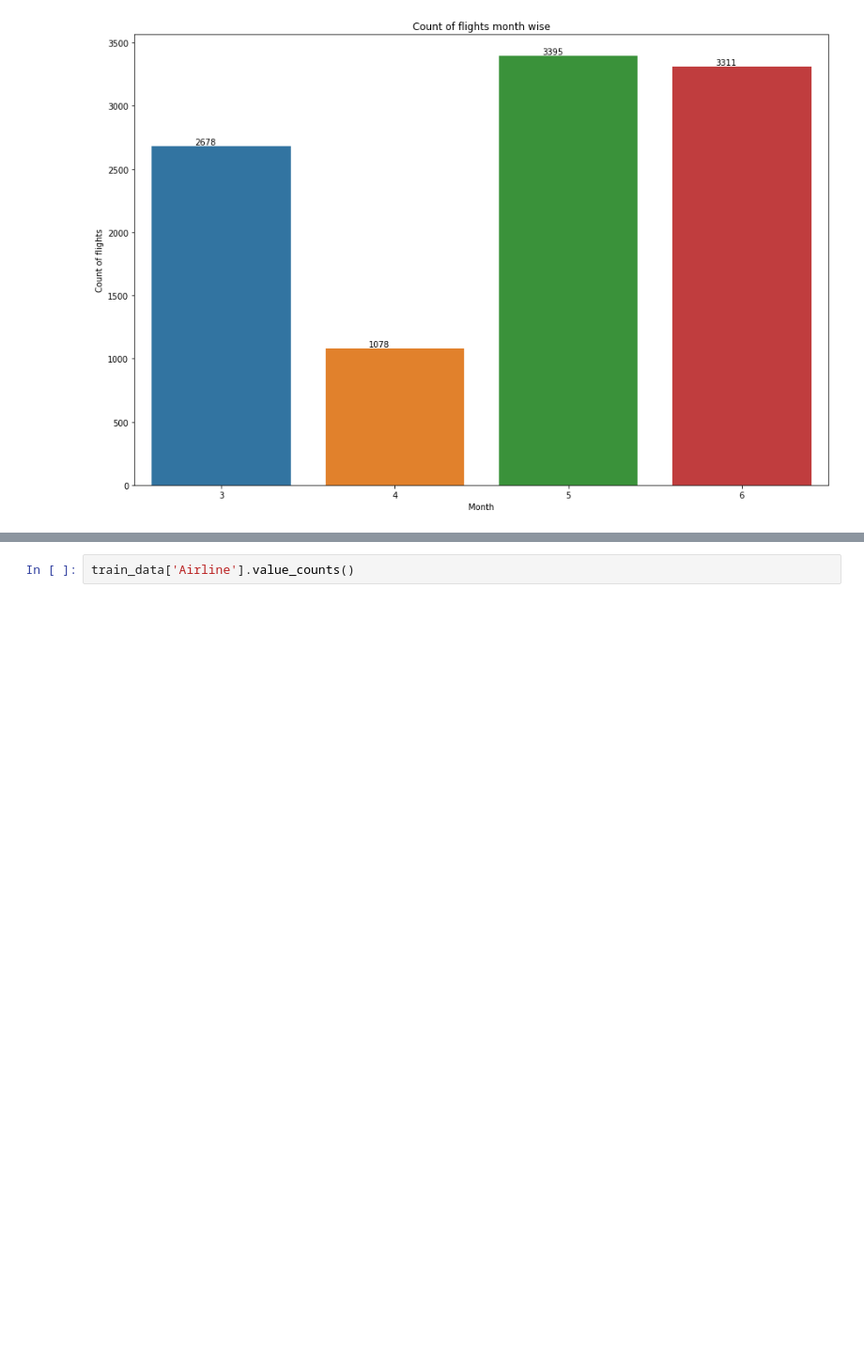
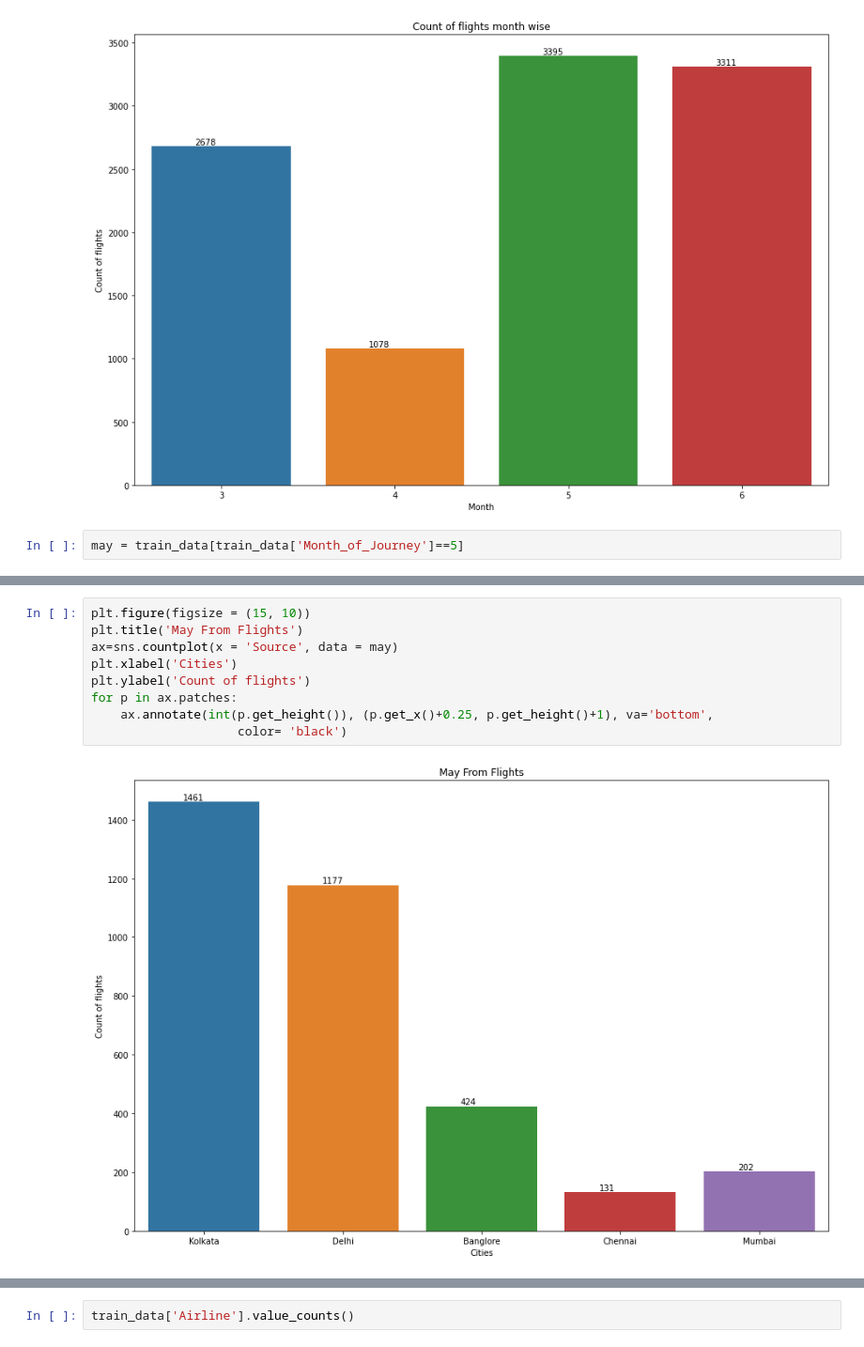
Before and after one commit to udhhavarora/airfare-prediction, a Jupyter notebook: airfare.ipynb, the cells around one changed output, grey strips where cells are left out. Shown: that part at 94% size. Cells and saved outputs as stored; diff of their text form; blank space fills up the shorter version.

```diff
--- a/airfare.ipynb
+++ b/airfare.ipynb
@@ -242,3 +242,5 @@ for p in ax.patches:
                     color= 'black')
 # %% [output]
 [figure]
+# %%
+may = train_data[train_data['Month_of_Journey']==5]
@@ -244,0 +266,11 @@ for p in ax.patches:
+# %%
+plt.figure(figsize = (15, 10))
+plt.title('May From Flights')
+ax=sns.countplot(x = 'Source', data = may)
+plt.xlabel('Cities')
+plt.ylabel('Count of flights')
+for p in ax.patches:
+    ax.annotate(int(p.get_height()), (p.get_x()+0.25, p.get_height()+1), va='bottom',
+                    color= 'black')
+# %% [output]
+[figure, added]
```
Also changed, not shown: parts of 14 cells of this notebook.
